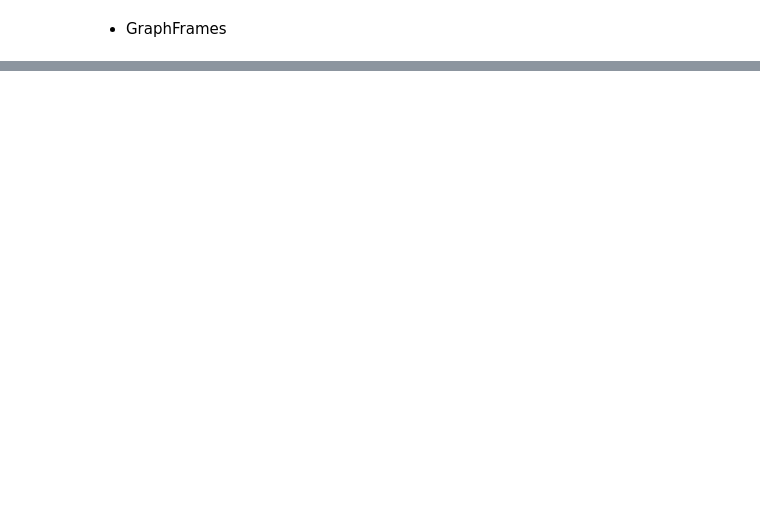
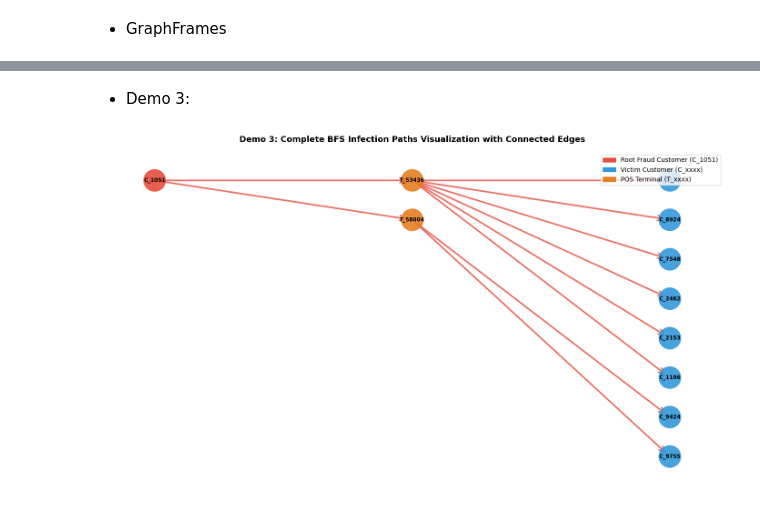
Before and after one commit to thanhnhat31/big-data.group-3.msa29hcm, a Jupyter notebook: notebooks/04_Spark_GraphFrame_Demo.ipynb, the cells around one changed output, grey strips where cells are left out. Saved outputs shown, nothing was run; the diff lists cells and outputs as text; code cells hidden in the pictures; blank space fills up the shorter version.

```diff
--- a/notebooks/04_Spark_GraphFrame_Demo.ipynb
+++ b/notebooks/04_Spark_GraphFrame_Demo.ipynb
@@ -841,0 +685,69 @@ if 'result_lpa' in globals():
+# %% [markdown]
+- Demo 3:
+# %%
+import networkx as nx
+import matplotlib.pyplot as plt
+import matplotlib.patches as mpatches
+
+# 1. Lấy 8 đường đi BFS mẫu
+bfs_sample = gf_result3_formatted.limit(8).collect()
+
+G_bfs = nx.DiGraph()
+pos = {}
+
+level_counts = {0: 0, 1: 0, 2: 0, 3: 0, 4: 0}
+
+for row_idx, row in enumerate(bfs_sample):
+    r = row.asDict()
+
+    # Lấy danh sách tất cả các đỉnh hợp lệ (không phải None) trong chuỗi đường đi này
+    path_nodes = [str(val) for val in r.values() if val is not None]
+
+    # Thêm nút & xác định tọa độ phân tầng
+    for level, node in enumerate(path_nodes):
+        if node not in G_bfs:
+            # Gán màu dựa vào loại đỉnh (Khách hàng vs POS)
+            color = '#e74c3c' if level == 0 else ('#3498db' if node.startswith('C_') else '#e67e22')
+            G_bfs.add_node(node, level=level, color=color)
+
+            level_counts[level] = level_counts.get(level, 0) + 1
+            pos[node] = (level * 2.5, -level_counts[level] * 1.3)
+
+    # NỐI TẤT CẢ CÁC CẶP ĐỈNH LIÊN TIẾP TRONG CHUỖI ĐƯỜNG ĐỊ (Node_i -> Node_i+1)
+    for i in range(len(path_nodes) - 1):
+        src_node = path_nodes[i]
+        dst_node = path_nodes[i+1]
+        G_bfs.add_edge(src_node, dst_node)
+
+plt.figure(figsize=(14, 8))
+
+node_colors = [G_bfs.nodes[n]['color'] for n in G_bfs.nodes()]
+
+# 2. Vẽ nút
+nx.draw_networkx_nodes(G_bfs, pos, node_color=node_colors, node_size=1200, alpha=0.9)
+
+# 3. Vẽ CẠNH VỚI MŨI TÊN NỐI RÕ RÀNG GIỮA CÁC ĐỈNH
+nx.draw_networkx_edges(
+    G_bfs, pos,
+    arrowstyle='->',
+    arrowsize=20,
+    edge_color='#e74c3c', # Màu đỏ cam đậm cho đường nối dễ quan sát
+    width=2.5,
+    alpha=0.8
+)
+
+# 4. Hiển thị nhãn tên đỉnh
+nx.draw_networkx_labels(G_bfs, pos, font_size=8.5, font_weight='bold', font_color='black')
+
+# Bảng chú thích
+p_root = mpatches.Patch(color='#e74c3c', label='Root Fraud Customer (C_1051)')
+p_cust = mpatches.Patch(color='#3498db', label='Victim Customer (C_xxxx)')
+p_pos  = mpatches.Patch(color='#e67e22', label='POS Terminal (T_xxxx)')
+plt.legend(handles=[p_root, p_cust, p_pos], loc='upper right', fontsize=10)
+
+plt.title('Demo 3: Complete BFS Infection Paths Visualization with Connected Edges', fontsize=13, fontweight='bold', pad=15)
+plt.axis('off')
+plt.tight_layout()
+plt.show()
+# %% [output]
+[figure, added]
```
Also changed, not shown: parts of 56 cells of this notebook, 2 other files.
